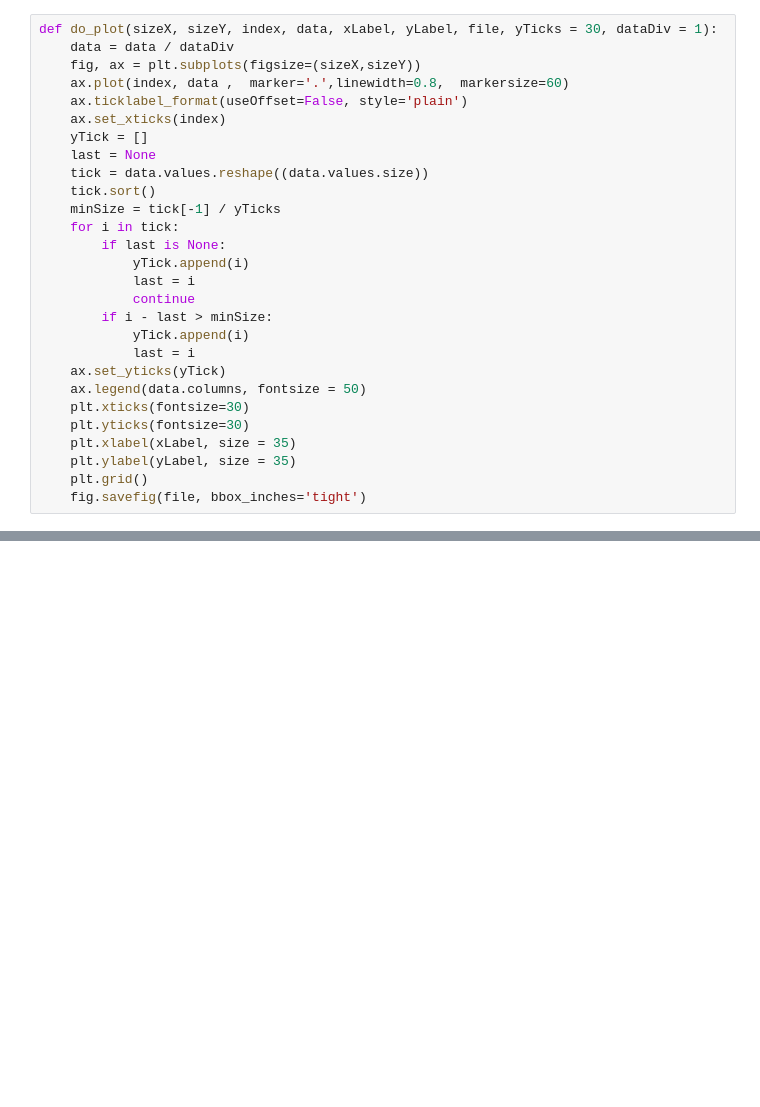
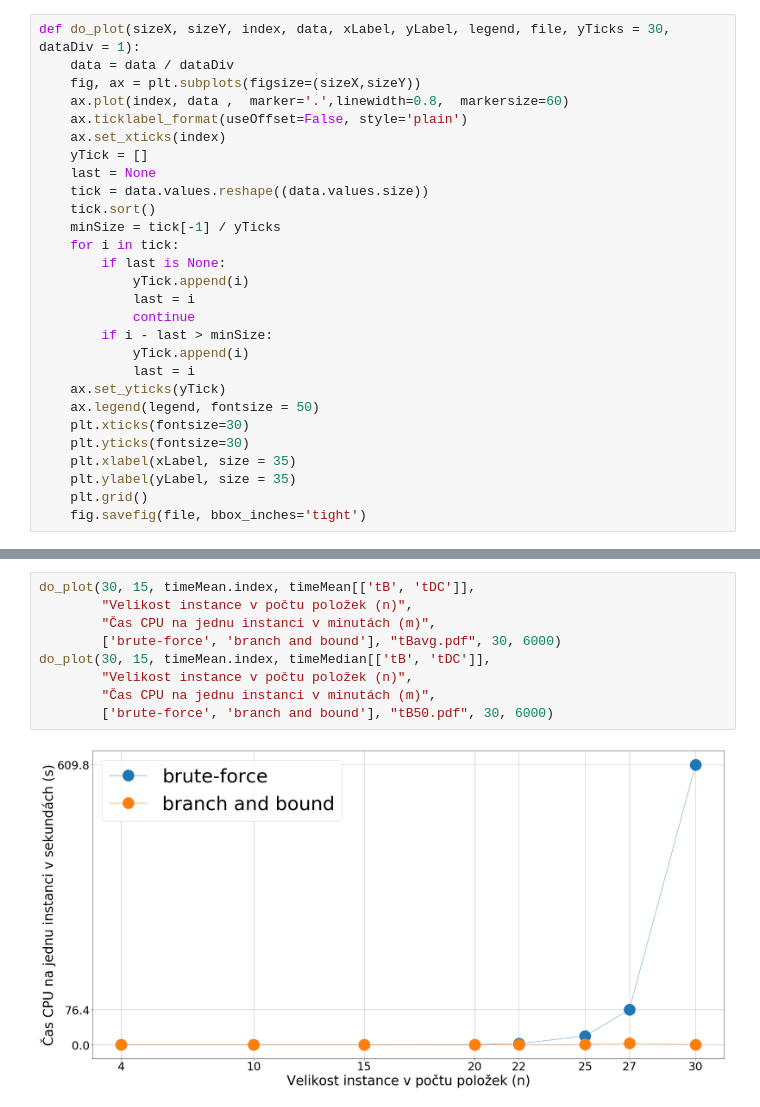
Before and after one commit to martilad/MI-PAA2018, a Jupyter notebook: task2/graphMake.ipynb, the cells around one changed output, grey strips where cells are left out. Saved outputs shown, nothing was run; the diff lists cells and outputs as text; blank space fills up the shorter version.

```diff
--- a/task2/graphMake.ipynb
+++ b/task2/graphMake.ipynb
@@ -26,7 +25,7 @@ errorMax = RAW_DATA.groupby(['n']).max()[errB]
 # %% [output]
 ### Need check data. Something wrong some methods which should have optimum return different values.
 # %%
-def do_plot(sizeX, sizeY, index, data, xLabel, yLabel, file, yTicks = 30, dataDiv = 1):
+def do_plot(sizeX, sizeY, index, data, xLabel, yLabel, legend, file, yTicks = 30, dataDiv = 1):
     data = data / dataDiv
     fig, ax = plt.subplots(figsize=(sizeX,sizeY))
     ax.plot(index, data ,  marker='.',linewidth=0.8,  markersize=60)
@@ -46,7 +45,7 @@ def do_plot(sizeX, sizeY, index, data, xLabel, yLabel, file, yTicks = 30, dataDi
             yTick.append(i)
             last = i
     ax.set_yticks(yTick)
-    ax.legend(data.columns, fontsize = 50)
+    ax.legend(legend, fontsize = 50)
     plt.xticks(fontsize=30)
     plt.yticks(fontsize=30)
     plt.xlabel(xLabel, size = 35)
@@ -55,0 +68,11 @@ def do_plot(sizeX, sizeY, index, data, xLabel, yLabel, file, yTicks = 30, dataDi
+# %%
+do_plot(30, 15, timeMean.index, timeMean[['tB', 'tDC']],
+        "Velikost instance v počtu položek (n)",
+        "Čas CPU na jednu instanci v minutách (m)",
+        ['brute-force', 'branch and bound'], "tBavg.pdf", 30, 6000)
+do_plot(30, 15, timeMean.index, timeMedian[['tB', 'tDC']],
+        "Velikost instance v počtu položek (n)",
+        "Čas CPU na jednu instanci v minutách (m)",
+        ['brute-force', 'branch and bound'], "tB50.pdf", 30, 6000)
+# %% [output]
+[figure, added]
```
Also changed, not shown: parts of 11 cells of this notebook.
